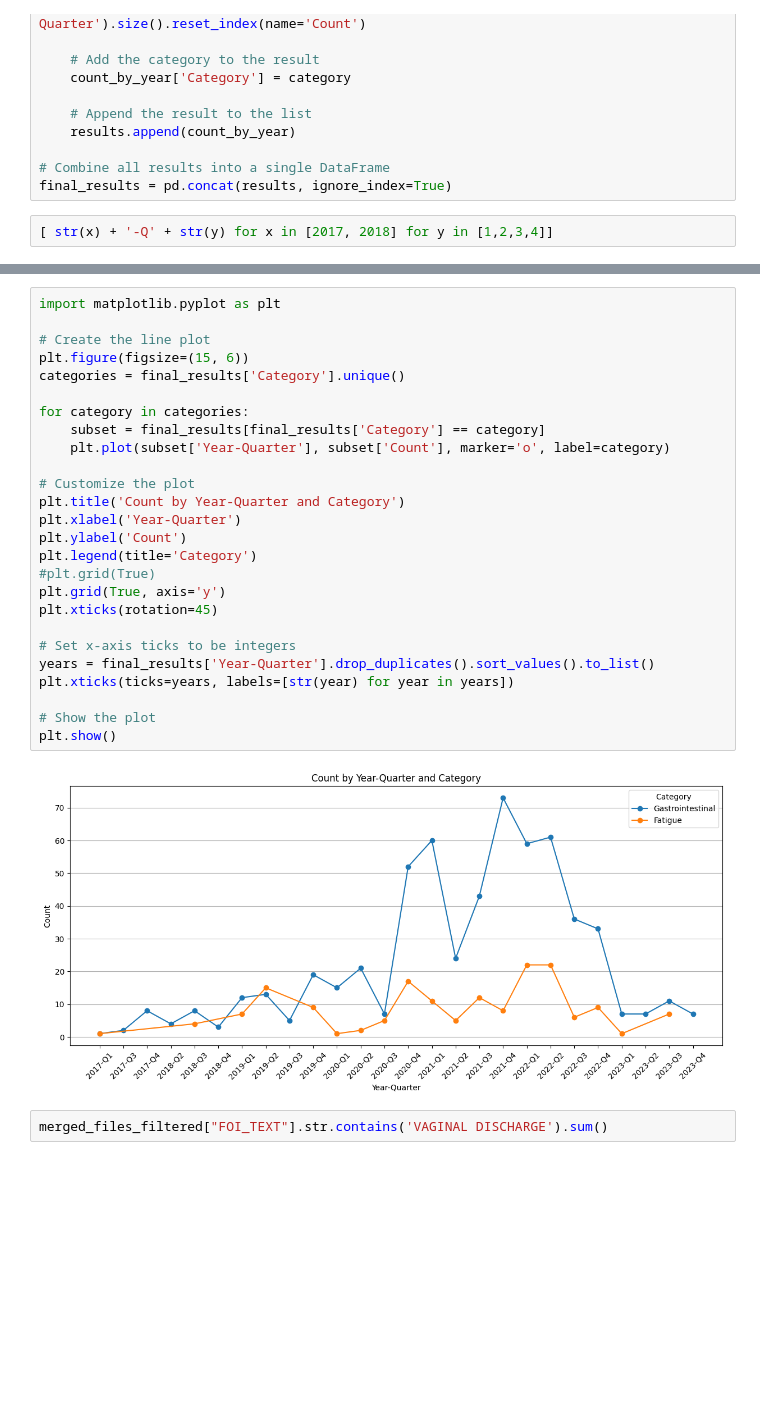
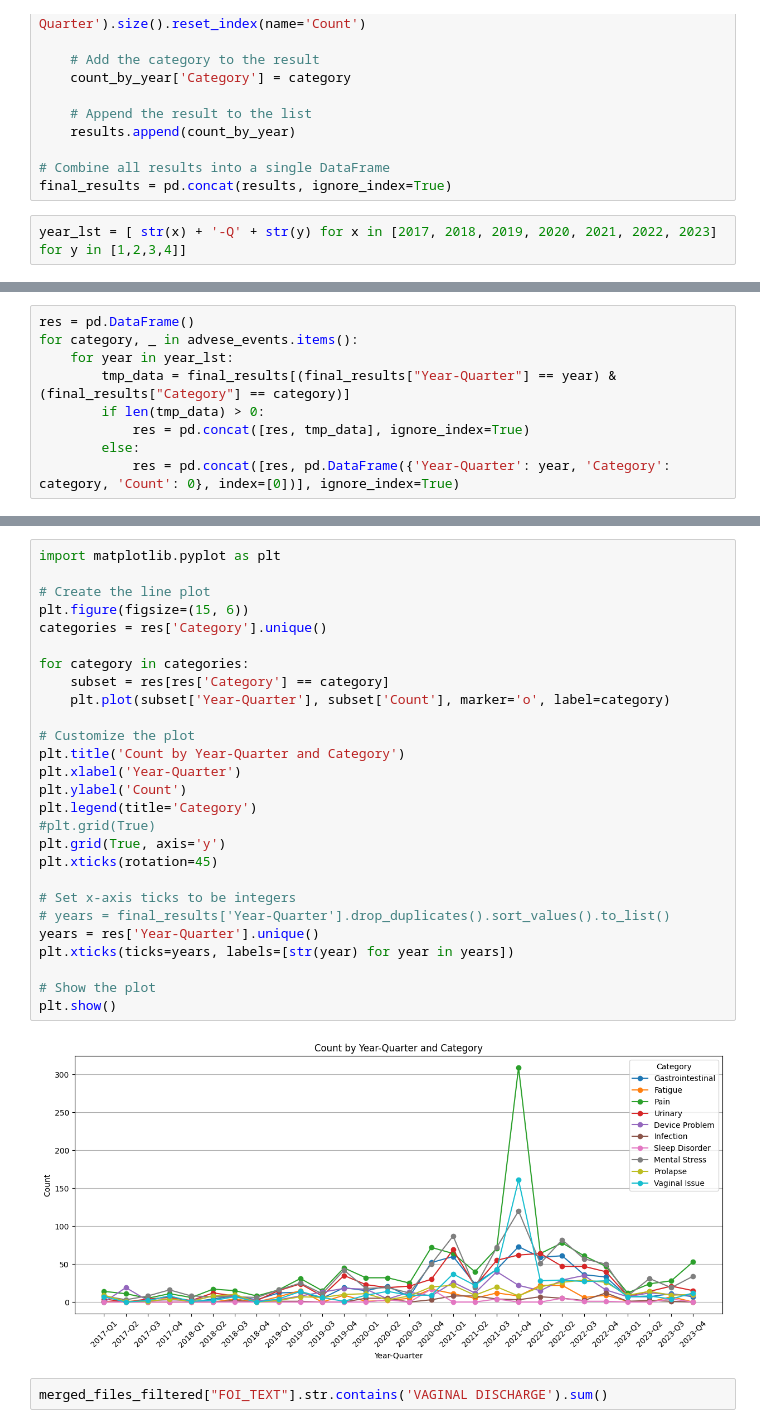
Before and after one commit to KaneZhao/Adverse-Events-in-Female-Stress-Urinary-Incontinence, a Jupyter notebook: EDA.ipynb, the cells around one changed output, grey strips where cells are left out. Saved outputs shown, nothing was run; the diff lists cells and outputs as text; blank space fills up the shorter version.

Commit message:
Change quarters

```diff
--- a/EDA.ipynb
+++ b/EDA.ipynb
@@ -668,4 +668,4 @@ for category, keywords in advese_events.items():
 # Combine all results into a single DataFrame
 final_results = pd.concat(results, ignore_index=True)
 # %%
-[ str(x) + '-Q' + str(y) for x in [2017, 2018] for y in [1,2,3,4]]
+year_lst = [ str(x) + '-Q' + str(y) for x in [2017, 2018, 2019, 2020, 2021, 2022, 2023] for y in [1,2,3,4]]
@@ -680,0 +677,9 @@ final_results = pd.concat(results, ignore_index=True)
+# %%
+res = pd.DataFrame()
+for category, _ in advese_events.items():
+    for year in year_lst:
+        tmp_data = final_results[(final_results["Year-Quarter"] == year) & (final_results["Category"] == category)]
+        if len(tmp_data) > 0:
+            res = pd.concat([res, tmp_data], ignore_index=True)
+        else:
+            res = pd.concat([res, pd.DataFrame({'Year-Quarter': year, 'Category': category, 'Count': 0}, index=[0])], ignore_index=True)
@@ -724,31 +703,32 @@ tmp.to_list()
 # %%
 import matplotlib.pyplot as plt
 
 # Create the line plot
 plt.figure(figsize=(15, 6))
-categories = final_results['Category'].unique()
+categories = res['Category'].unique()
 
 for category in categories:
-    subset = final_results[final_results['Category'] == category]
+    subset = res[res['Category'] == category]
     plt.plot(subset['Year-Quarter'], subset['Count'], marker='o', label=category)
 
 # Customize the plot
 plt.title('Count by Year-Quarter and Category')
 plt.xlabel('Year-Quarter')
 plt.ylabel('Count')
 plt.legend(title='Category')
 #plt.grid(True)
 plt.grid(True, axis='y')
 plt.xticks(rotation=45)
 
 # Set x-axis ticks to be integers
-years = final_results['Year-Quarter'].drop_duplicates().sort_values().to_list()
+# years = final_results['Year-Quarter'].drop_duplicates().sort_values().to_list()
+years = res['Year-Quarter'].unique()
 plt.xticks(ticks=years, labels=[str(year) for year in years])
 
 # Show the plot
 plt.show()
 # %% [output]
-[figure, old version]
+[figure, new version]
 # %%
 merged_files_filtered["FOI_TEXT"].str.contains('VAGINAL DISCHARGE').sum()
 # %% [output]
```
Also changed, not shown: parts of 7 cells of this notebook, 1 other file.
